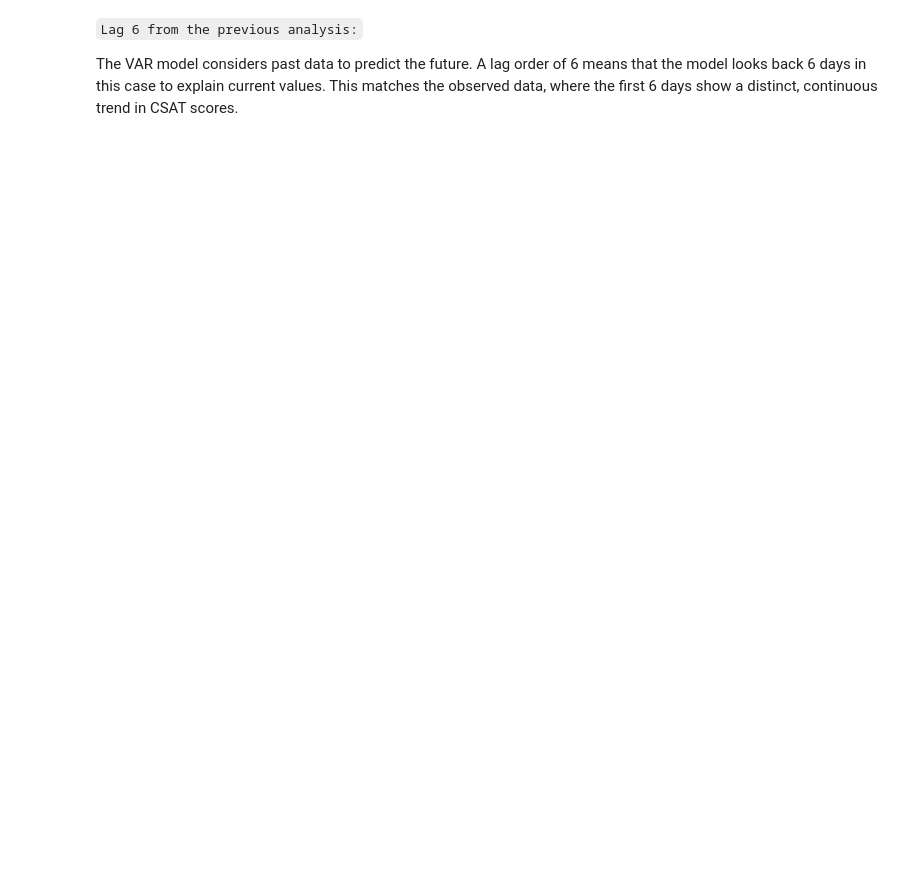
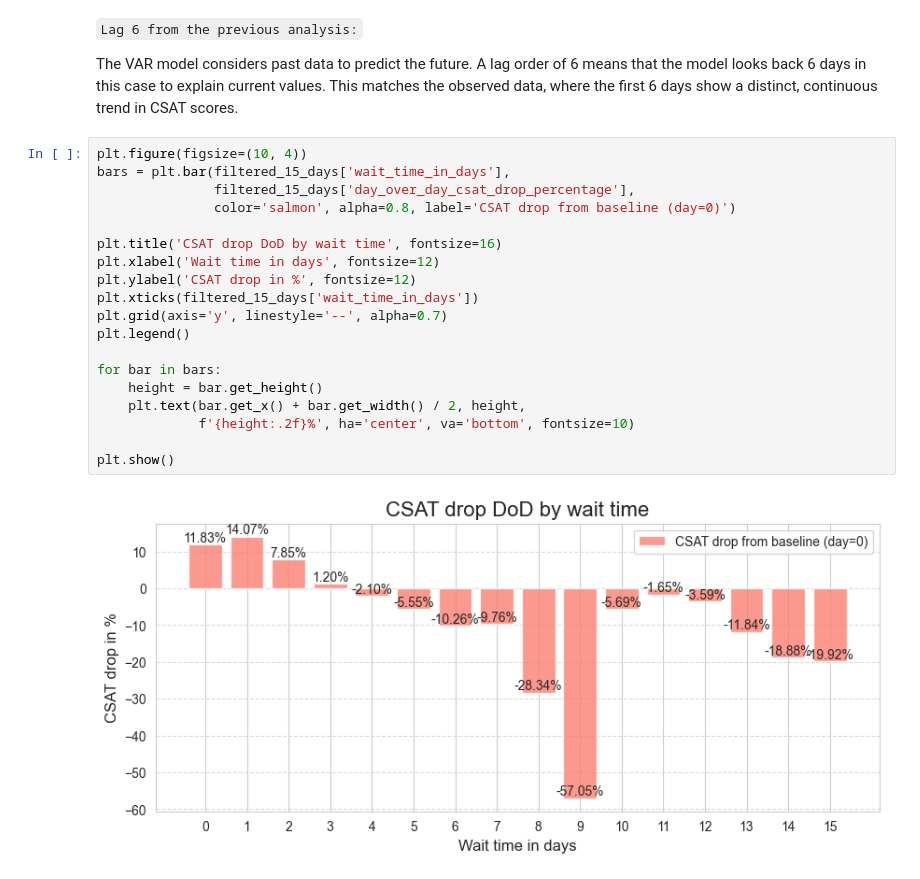
Before and after one commit to krisiafezollin26/granger_statistics, a Jupyter notebook: CSAT_vs_time.ipynb, the cells around one changed output. Saved outputs shown, nothing was run; the diff lists cells and outputs as text; blank space fills up the shorter version.

```diff
--- a/CSAT_vs_time.ipynb
+++ b/CSAT_vs_time.ipynb
@@ -539,3 +569,24 @@ filtered_15_days.sort_values(by=['wait_time_in_days'], ascending=True)
 `Lag 6 from the previous analysis:`
 
 The VAR model considers past data to predict the future. A lag order of 6 means that the model looks back 6 days in this case to explain current values. This matches the observed data, where the first 6 days show a distinct, continuous trend in CSAT scores.
+# %%
+plt.figure(figsize=(10, 4))
+bars = plt.bar(filtered_15_days['wait_time_in_days'],
+               filtered_15_days['day_over_day_csat_drop_percentage'],
+               color='salmon', alpha=0.8, label='CSAT drop from baseline (day=0)')
+
+plt.title('CSAT drop DoD by wait time', fontsize=16)
+plt.xlabel('Wait time in days', fontsize=12)
+plt.ylabel('CSAT drop in %', fontsize=12)
+plt.xticks(filtered_15_days['wait_time_in_days'])
+plt.grid(axis='y', linestyle='--', alpha=0.7)
+plt.legend()
+
+for bar in bars:
+    height = bar.get_height()
+    plt.text(bar.get_x() + bar.get_width() / 2, height,
+             f'{height:.2f}%', ha='center', va='bottom', fontsize=10)
+
+plt.show()
+# %% [output]
+[figure, added]
```
Also changed, not shown: parts of 9 cells of this notebook.
